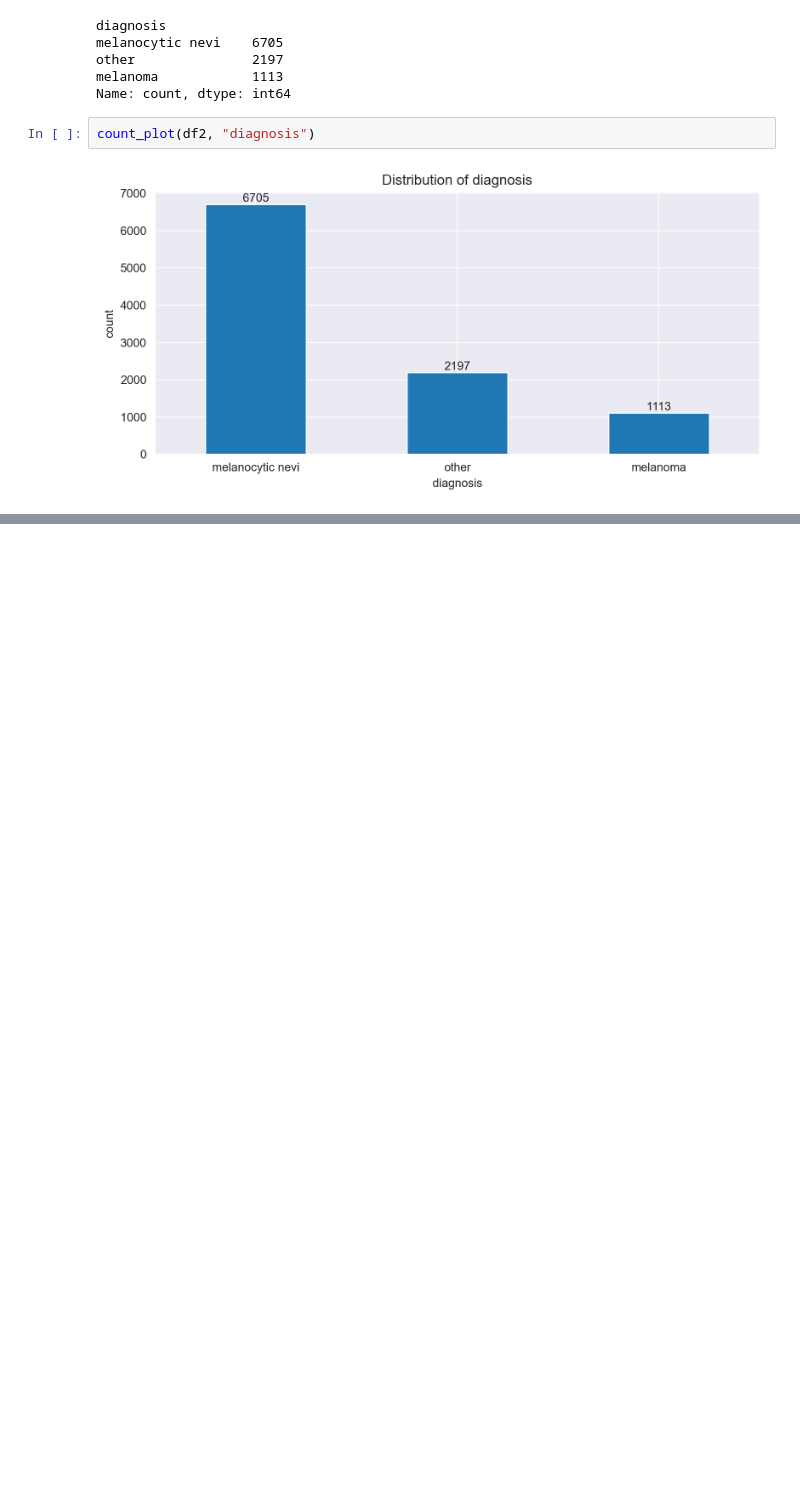
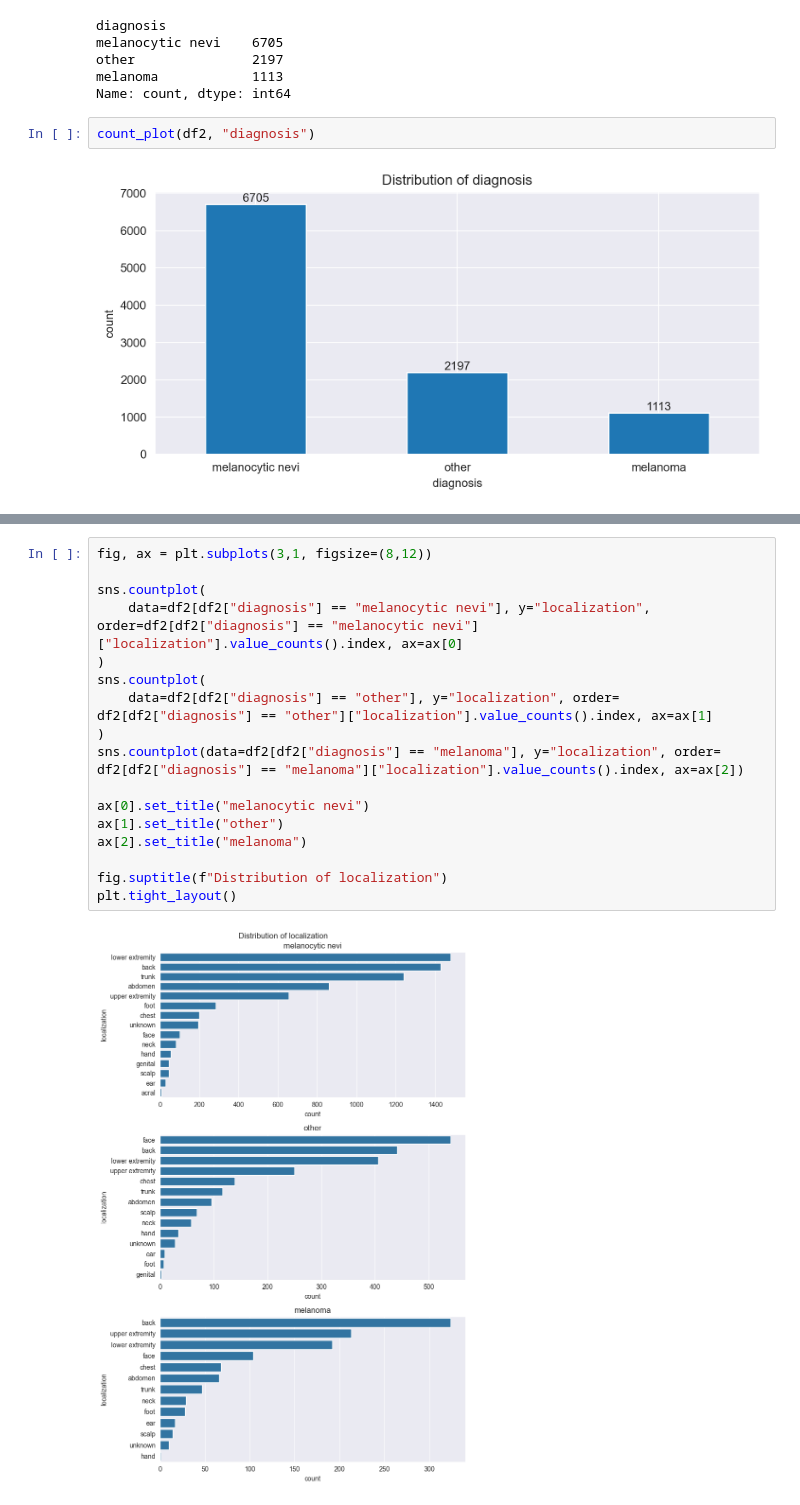
Before and after one commit to natix-x/Skin-cancer-prediction, a Jupyter notebook: metadata_analysis.ipynb, the cells around one changed output, grey strips where cells are left out. Saved outputs shown, nothing was run; the diff lists cells and outputs as text; blank space fills up the shorter version.

```diff
--- a/metadata_analysis.ipynb
+++ b/metadata_analysis.ipynb
@@ -138,0 +143,19 @@ count_plot(df2, "diagnosis")
+# %%
+fig, ax = plt.subplots(3,1, figsize=(8,12))
+
+sns.countplot(
+    data=df2[df2["diagnosis"] == "melanocytic nevi"], y="localization", order=df2[df2["diagnosis"] == "melanocytic nevi"]["localization"].value_counts().index, ax=ax[0]
+)
+sns.countplot(
+    data=df2[df2["diagnosis"] == "other"], y="localization", order= df2[df2["diagnosis"] == "other"]["localization"].value_counts().index, ax=ax[1]
+)
+sns.countplot(data=df2[df2["diagnosis"] == "melanoma"], y="localization", order= df2[df2["diagnosis"] == "melanoma"]["localization"].value_counts().index, ax=ax[2])
+
+ax[0].set_title("melanocytic nevi")
+ax[1].set_title("other")
+ax[2].set_title("melanoma")
+
+fig.suptitle(f"Distribution of localization")
+plt.tight_layout()
+# %% [output]
+[figure, added]
```
Also changed, not shown: parts of 3 cells of this notebook, 1 other file.
